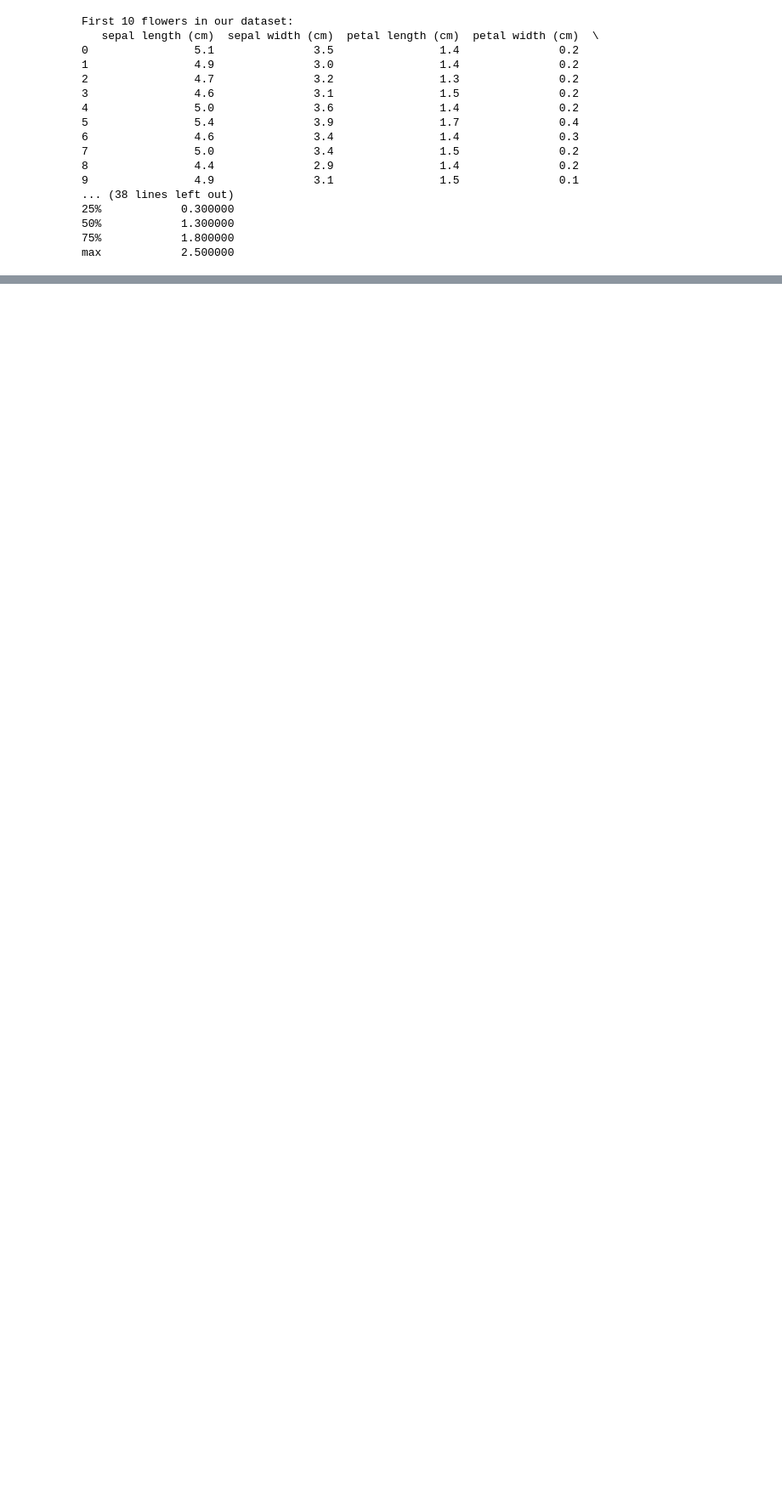
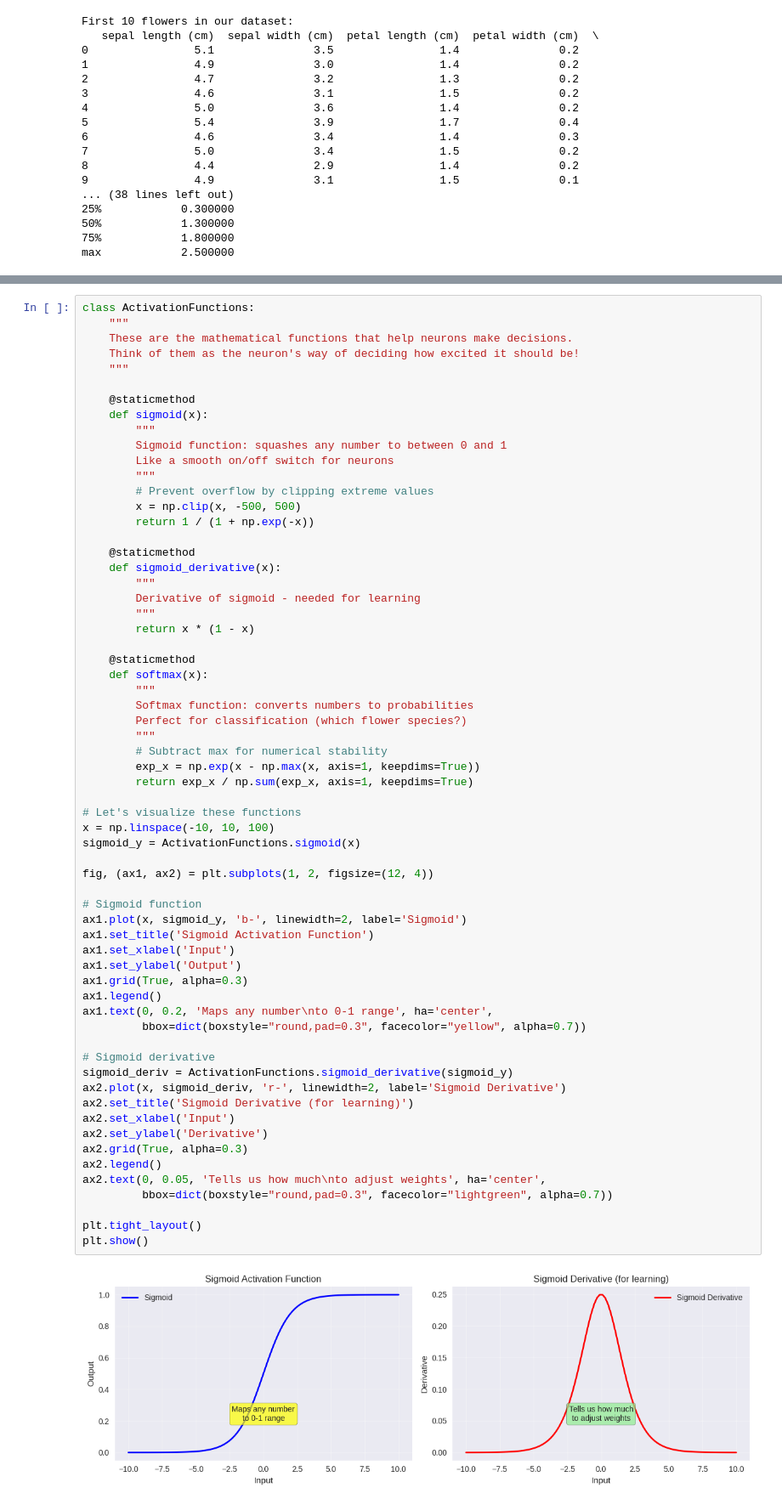
Before and after one commit to tinekescode/NeuraleNetwerken, a Jupyter notebook: Neurale_Netwerken_oefening.ipynb, the cells around one changed output, grey strips where cells are left out. Shown: that part at 85% size. Saved outputs shown, nothing was run; the diff lists cells and outputs as text; blank space fills up the shorter version.

```diff
--- a/Neurale_Netwerken_oefening.ipynb
+++ b/Neurale_Netwerken_oefening.ipynb
@@ -190,0 +271,65 @@ plt.show()
+# %%
+class ActivationFunctions:
+    """
+    These are the mathematical functions that help neurons make decisions.
+    Think of them as the neuron's way of deciding how excited it should be!
+    """
+
+    @staticmethod
+    def sigmoid(x):
+        """
+        Sigmoid function: squashes any number to between 0 and 1
+        Like a smooth on/off switch for neurons
+        """
+        # Prevent overflow by clipping extreme values
+        x = np.clip(x, -500, 500)
+        return 1 / (1 + np.exp(-x))
+
+    @staticmethod
+    def sigmoid_derivative(x):
+        """
+        Derivative of sigmoid - needed for learning
+        """
+        return x * (1 - x)
+
+    @staticmethod
+    def softmax(x):
+        """
+        Softmax function: converts numbers to probabilities
+        Perfect for classification (which flower species?)
+        """
+        # Subtract max for numerical stability
+        exp_x = np.exp(x - np.max(x, axis=1, keepdims=True))
+        return exp_x / np.sum(exp_x, axis=1, keepdims=True)
+
+# Let's visualize these functions
+x = np.linspace(-10, 10, 100)
+sigmoid_y = ActivationFunctions.sigmoid(x)
+
+fig, (ax1, ax2) = plt.subplots(1, 2, figsize=(12, 4))
+
+# Sigmoid function
+ax1.plot(x, sigmoid_y, 'b-', linewidth=2, label='Sigmoid')
+ax1.set_title('Sigmoid Activation Function')
+ax1.set_xlabel('Input')
+ax1.set_ylabel('Output')
+ax1.grid(True, alpha=0.3)
+ax1.legend()
+ax1.text(0, 0.2, 'Maps any number\nto 0-1 range', ha='center',
+         bbox=dict(boxstyle="round,pad=0.3", facecolor="yellow", alpha=0.7))
+
+# Sigmoid derivative
+sigmoid_deriv = ActivationFunctions.sigmoid_derivative(sigmoid_y)
+ax2.plot(x, sigmoid_deriv, 'r-', linewidth=2, label='Sigmoid Derivative')
+ax2.set_title('Sigmoid Derivative (for learning)')
+ax2.set_xlabel('Input')
+ax2.set_ylabel('Derivative')
+ax2.grid(True, alpha=0.3)
+ax2.legend()
+ax2.text(0, 0.05, 'Tells us how much\nto adjust weights', ha='center',
+         bbox=dict(boxstyle="round,pad=0.3", facecolor="lightgreen", alpha=0.7))
+
+plt.tight_layout()
+plt.show()
+# %% [output]
+[figure, added]
```
Also changed, not shown: parts of 18 cells of this notebook.
